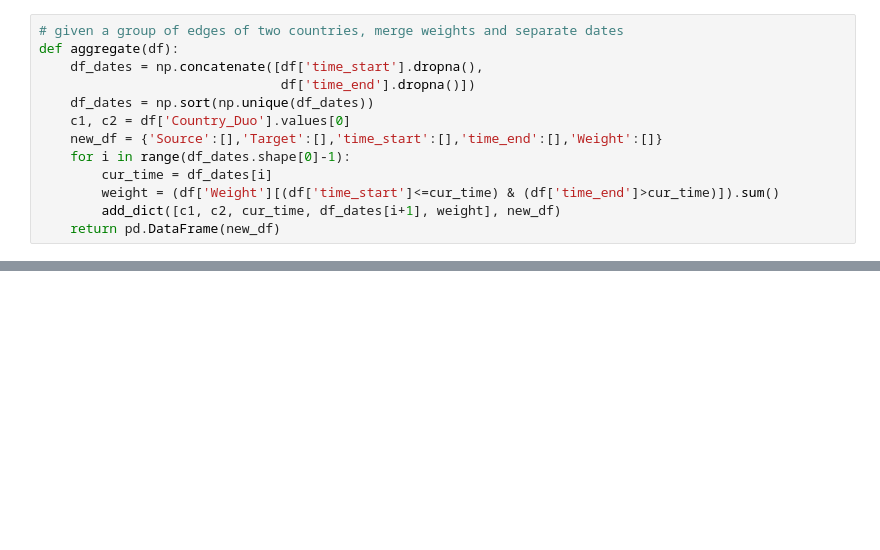
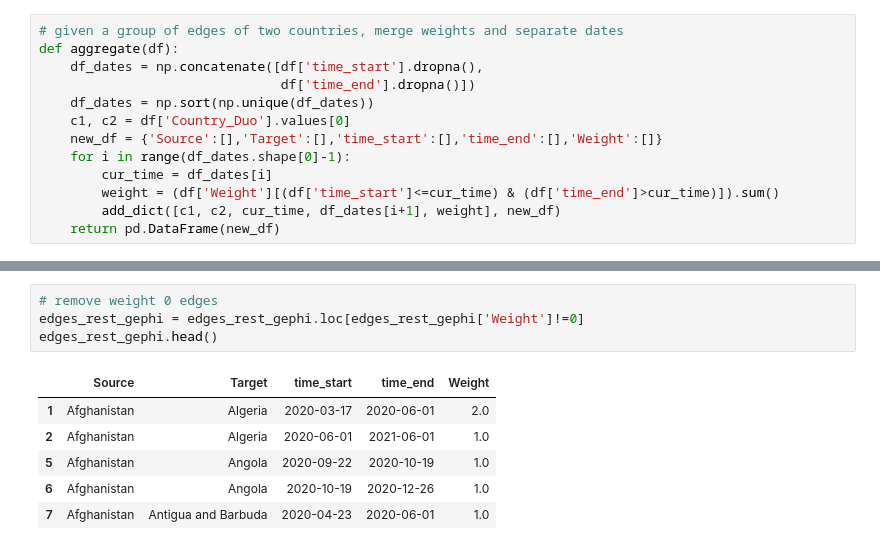
Before and after one commit to GiovaniValdrighi/covid-travels-network, a Jupyter notebook: preprocessing.ipynb, the cells around one changed output, grey strips where cells are left out. Saved outputs shown, nothing was run; the diff lists cells and outputs as text; blank space fills up the shorter version.

```diff
--- a/preprocessing.ipynb
+++ b/preprocessing.ipynb
@@ -330,4 +329,15 @@ final_edge_list.head()
 | 2 | Afghanistan | Algeria | 2020-06-01 | 2021-06-01 | 1.0 |
 | 3 | Afghanistan | American Samoa | 2020-03-25 | 2020-04-01 | 0.0 |
 | 4 | Afghanistan | American Samoa | 2020-04-01 | 2020-05-01 | 0.0 |
+# %%
+# remove weight 0 edges
+edges_rest_gephi = edges_rest_gephi.loc[edges_rest_gephi['Weight']!=0]
+edges_rest_gephi.head()
+# %% [output]
+|  | Source | Target | time_start | time_end | Weight |
+| 1 | Afghanistan | Algeria | 2020-03-17 | 2020-06-01 | 2.0 |
+| 2 | Afghanistan | Algeria | 2020-06-01 | 2021-06-01 | 1.0 |
+| 5 | Afghanistan | Angola | 2020-09-22 | 2020-10-19 | 1.0 |
+| 6 | Afghanistan | Angola | 2020-10-19 | 2020-12-26 | 1.0 |
+| 7 | Afghanistan | Antigua and Barbuda | 2020-04-23 | 2020-06-01 | 1.0 |
 # %%
```
Also changed, not shown: parts of 17 cells of this notebook.
